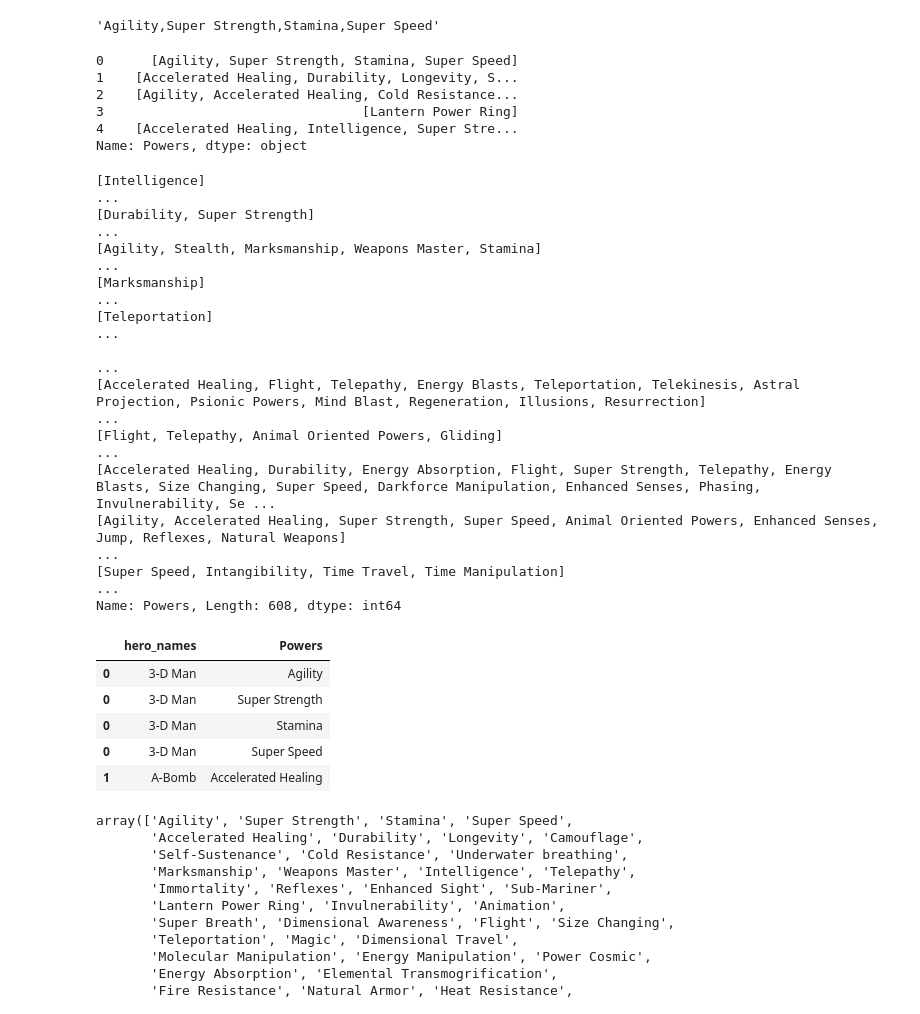
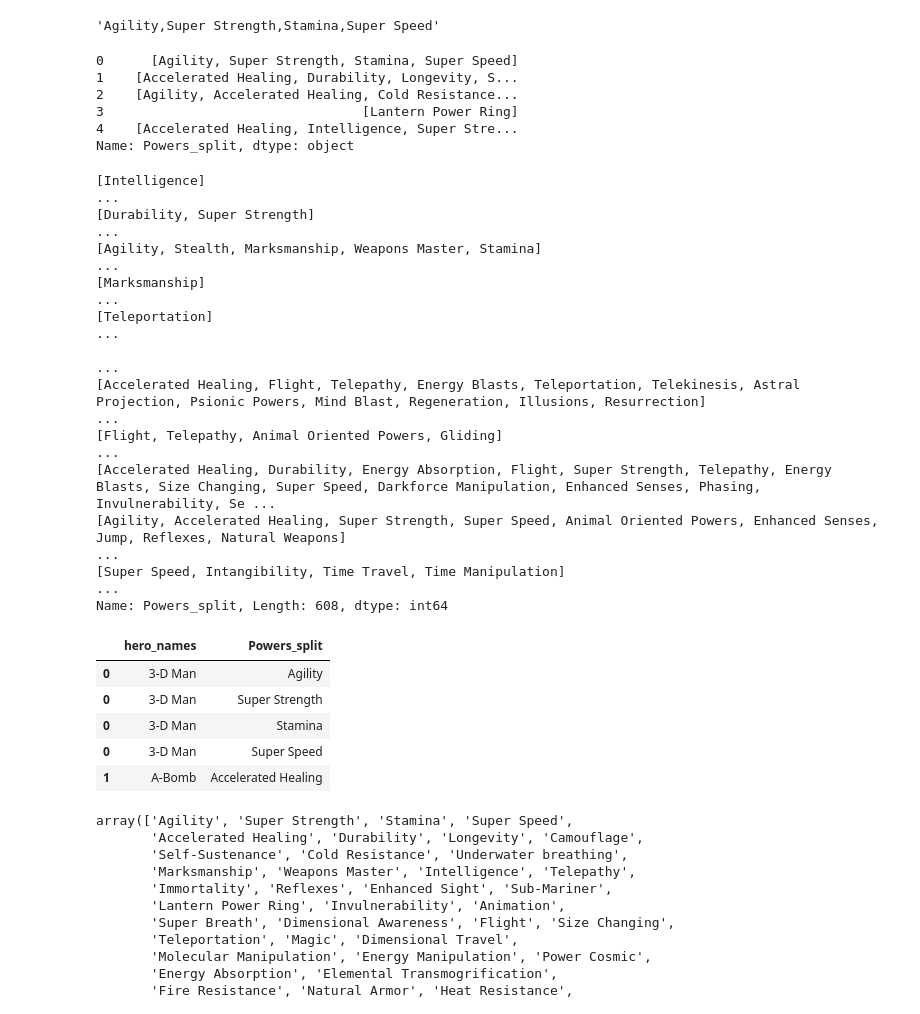
Before and after one commit to mikemenj/Assignments, a Jupyter notebook: 0130DataEnrichment/Applying_Advanced_Transformations/Applying_Advanced_Transformations .ipynb, the cells around one changed output. Drawn from its saved outputs; the diff is of its cells as text; code cells hidden in the pictures.

```diff
--- a/0130DataEnrichment/Applying_Advanced_Transformations/Applying_Advanced_Transformations .ipynb
+++ b/0130DataEnrichment/Applying_Advanced_Transformations/Applying_Advanced_Transformations .ipynb
@@ -196,17 +196,17 @@ df2.loc[0,'Powers']
 # %% [output]
 'Agility,Super Strength,Stamina,Super Speed'
 # %%
-df2['Powers'] = df2['Powers'].str.split(',')
-df2['Powers'].head()
+df2['Powers_split'] = df2['Powers'].str.split(',')
+df2['Powers_split'].head()
 # %% [output]
 0      [Agility, Super Strength, Stamina, Super Speed]
 1    [Accelerated Healing, Durability, Longevity, S...
 2    [Agility, Accelerated Healing, Cold Resistance...
 3                                 [Lantern Power Ring]
 4    [Accelerated Healing, Intelligence, Super Stre...
-Name: Powers, dtype: object
+Name: Powers_split, dtype: object
 # %%
-df2['Powers'].value_counts()
+df2['Powers_split'].value_counts()
 # %% [output]
 [Intelligence]                                                                                                                                                                                           ...
 [Durability, Super Strength]                                                                                                                                                                             ...
@@ -219,12 +219,12 @@ df2['Powers'].value_counts()
 [Accelerated Healing, Durability, Energy Absorption, Flight, Super Strength, Telepathy, Energy Blasts, Size Changing, Super Speed, Darkforce Manipulation, Enhanced Senses, Phasing, Invulnerability, Se ...
 [Agility, Accelerated Healing, Super Strength, Super Speed, Animal Oriented Powers, Enhanced Senses, Jump, Reflexes, Natural Weapons]                                                                    ...
 [Super Speed, Intangibility, Time Travel, Time Manipulation]                                                                                                                                             ...
-Name: Powers, Length: 608, dtype: int64
+Name: Powers_split, Length: 608, dtype: int64
 # %%
-exploded = df2.explode('Powers')
-exploded[['hero_names','Powers']].head()
+exploded = df2.explode('Powers_split')
+exploded[['hero_names','Powers_split']].head()
 # %% [output]
-|  | hero_names | Powers |
+|  | hero_names | Powers_split |
 | 0 | 3-D Man | Agility |
 | 0 | 3-D Man | Super Strength |
 | 0 | 3-D Man | Stamina |
```
Also changed, not shown: parts of 17 cells of this notebook, 1 other file.
